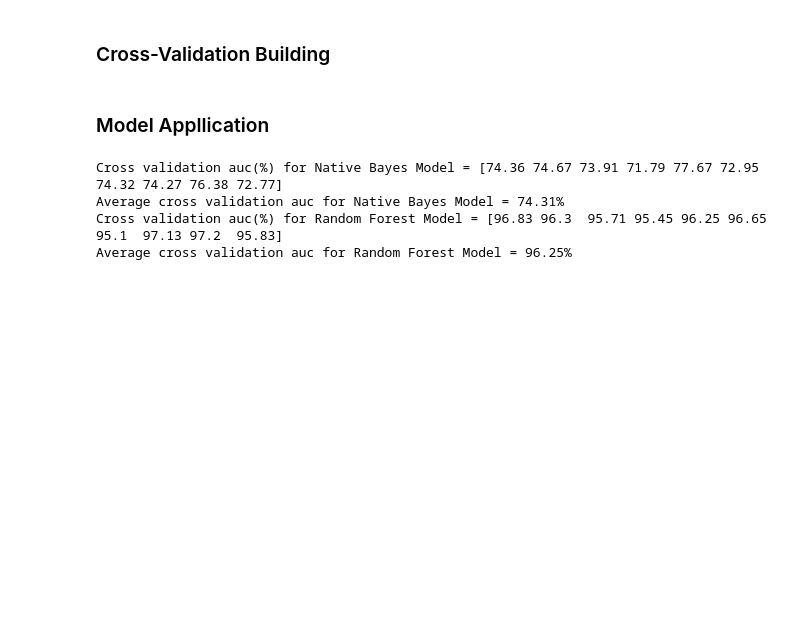
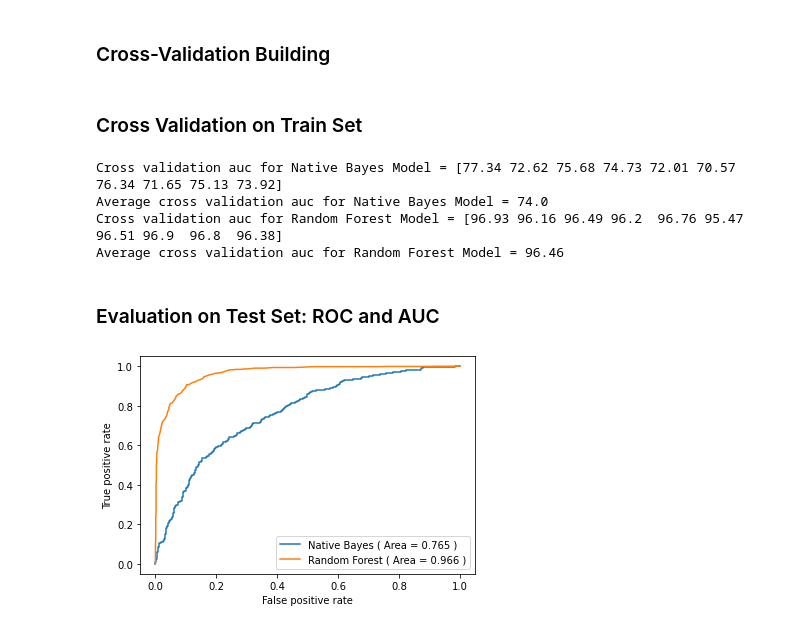
Before and after one commit to valism/Group_G_film_profit_predictor, a Jupyter notebook: Naive Bayes & Random Forest.ipynb, the cells around one changed output. Cells and saved outputs as stored; diff of their text form; code cells hidden in the pictures; blank space fills up the shorter version.

```diff
--- a/Naive Bayes & Random Forest.ipynb
+++ b/Naive Bayes & Random Forest.ipynb
@@ -277,8 +162,8 @@ def cross_validate_rf(df, num_folds = 10):
         cross_validation_auc_rf.append(auc_rf)
 
     return cross_validation_auc_rf
-# %% [markdown]
-### Model Appllication
+# %% [markdown]
+### Cross Validation on Train Set
 # %%
 # logs of budget and duration columns to help reduce skew, particularly relevant for duration. budget is highly non-normal so not a huge effect
 log_standardisation(df)
@@ -294,17 +179,66 @@ df_test.reset_index(inplace=True, drop=True)
 cross_validation_auc_nb = cross_validate_nb(df_train)
 average_cv_auc_nb = round(100 * sum(cross_validation_auc_nb)/len(cross_validation_auc_nb),2)
 
-print(f"Cross validation auc(%) for Native Bayes Model = {np.around(100 * np.array(cross_validation_auc_nb),2)}")
-print(f"Average cross validation auc for Native Bayes Model = {average_cv_auc_nb}%")
+print(f"Cross validation auc for Native Bayes Model = {np.around(100 * np.array(cross_validation_auc_nb),2)}")
+print(f"Average cross validation auc for Native Bayes Model = {average_cv_auc_nb}")
 
 # Random Forest
 cross_validation_auc_rf = cross_validate_rf(df_train)
 average_cv_auc_rf = round(100 * sum(cross_validation_auc_rf)/len(cross_validation_auc_rf),2)
 
-print(f"Cross validation auc(%) for Random Forest Model = {np.around(100 * np.array(cross_validation_auc_rf),2)}")
-print(f"Average cross validation auc for Random Forest Model = {average_cv_auc_rf}%")
+print(f"Cross validation auc for Random Forest Model = {np.around(100 * np.array(cross_validation_auc_rf),2)}")
+print(f"Average cross validation auc for Random Forest Model = {average_cv_auc_rf}")
 # %% [output]
-Cross validation auc(%) for Native Bayes Model = [74.36 74.67 73.91 71.79 77.67 72.95 74.32 74.27 76.38 72.77]
-Average cross validation auc for Native Bayes Model = 74.31%
-Cross validation auc(%) for Random Forest Model = [96.83 96.3  95.71 95.45 96.25 96.65 95.1  97.13 97.2  95.83]
-Average cross validation auc for Random Forest Model = 96.25%
+Cross validation auc for Native Bayes Model = [77.34 72.62 75.68 74.73 72.01 70.57 76.34 71.65 75.13 73.92]
+Average cross validation auc for Native Bayes Model = 74.0
+Cross validation auc for Random Forest Model = [96.93 96.16 96.49 96.2  96.76 95.47 96.51 96.9  96.8  96.38]
+Average cross validation auc for Random Forest Model = 96.46
+# %% [markdown]
+### Evaluation on Test Set: ROC and AUC
+# %%
+# X and y data for training fold
+x_train = df_train.drop("profit_xy", axis = 1).to_numpy()
+y_train = df_train["profit_xy"].to_numpy()
+
+# X and y data for test fold
+x_test = df_test.drop("profit_xy", axis = 1).to_numpy()
+y_test = df_test["profit_xy"].to_numpy()
+
+## Native Bayes
+# Make prediction by model
+classifier_nb = GaussianNB()
+classifier_nb.fit(x_train, y_train)
+y_pred_nb = classifier_nb.predict(x_test)
+y_score_nb = classifier_nb.predict_proba(x_test)
+
+# Get fpr, tpr and AUC
+# fpr -> Fale Positive Rate
+# tpr -> True Positive Rate
+fpr_nb, tpr_nb, threshold = roc_curve(y_test, y_score_nb[:, 1])
+auc_nb = auc(fpr_nb, tpr_nb)
+
+## Random Forest
+# Make prediction by model
+classifier_rf=RandomForestClassifier(n_estimators=100)
+classifier_rf.fit(x_train,y_train)
+y_pred_rf = classifier_rf.predict(x_test)
+y_score_rf = classifier_rf.predict_proba(x_test)
+
+# Get fpr, tpr and AUC
+# fpr -> Fale Positive Rate
+# tpr -> True Positive Rate
+fpr_rf, tpr_rf, threshold = roc_curve(y_test, y_score_rf[:, 1])
+auc_rf = auc(fpr_rf, tpr_rf)
+# %%
+# Plot the ROC curve
+plt.figure()
+plt.plot(fpr_nb, tpr_nb, label = f"Native Bayes ( Area = {round(auc_nb,3)} )")
+plt.plot(fpr_rf, tpr_rf, label = f"Random Forest ( Area = {round(auc_rf,3)} )")
+
+plt.xlabel("False positive rate")
+plt.ylabel("True positive rate")
+
+plt.legend()
+plt.show()
+# %% [output]
+[figure, added]
```
Also changed, not shown: parts of 2 cells of this notebook.
